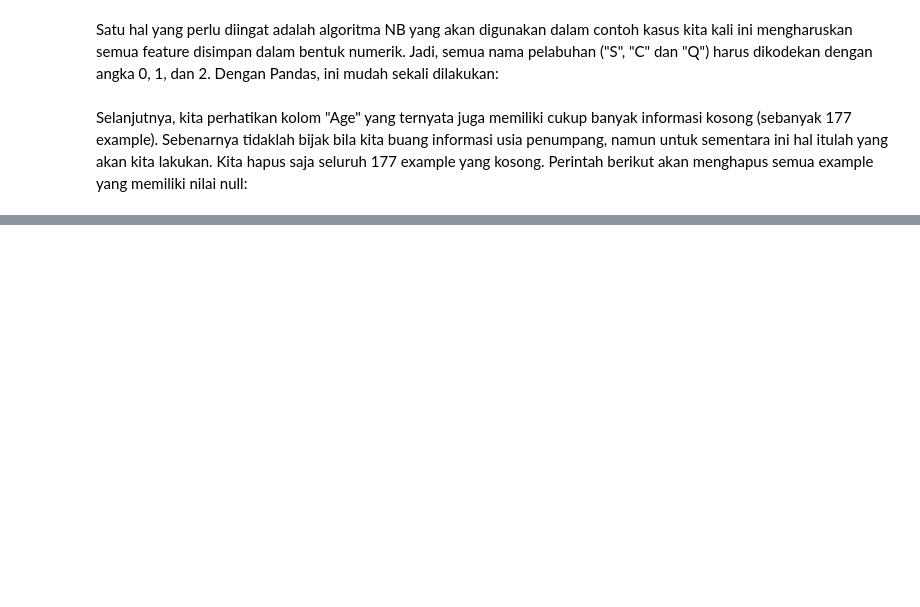
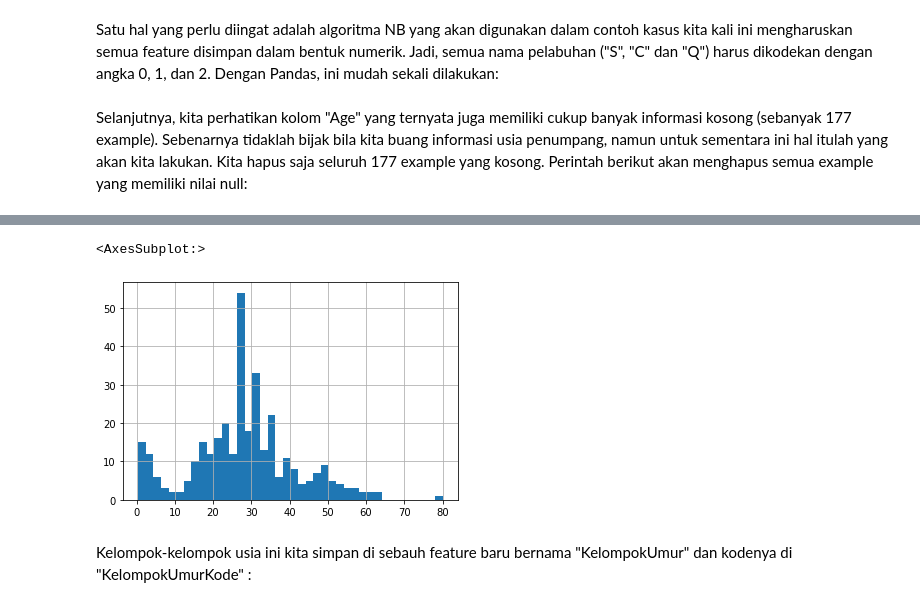
Before and after one commit to yudhaputraa/Machine_Learning, a Jupyter notebook: naive_bayes/index.ipynb, the cells around one changed output, grey strips where cells are left out. Saved outputs shown, nothing was run; the diff lists cells and outputs as text; code cells hidden in the pictures; blank space fills up the shorter version.

```diff
--- a/naive_bayes/index.ipynb
+++ b/naive_bayes/index.ipynb
@@ -119,0 +243,7 @@ df_train = df_train.drop(['PassengerId','Name','Ticket'], axis=1)
+# %%
+df_train1['Age'].loc[df_train1['Survived'] == 1].hist(bins=40)
+# %% [output]
+<AxesSubplot:>
+[figure, added]
+# %% [markdown]
+Kelompok-kelompok usia ini kita simpan di sebauh feature baru bernama "KelompokUmur" dan kodenya di "KelompokUmurKode" :
```
Also changed, not shown: parts of 27 cells of this notebook.
